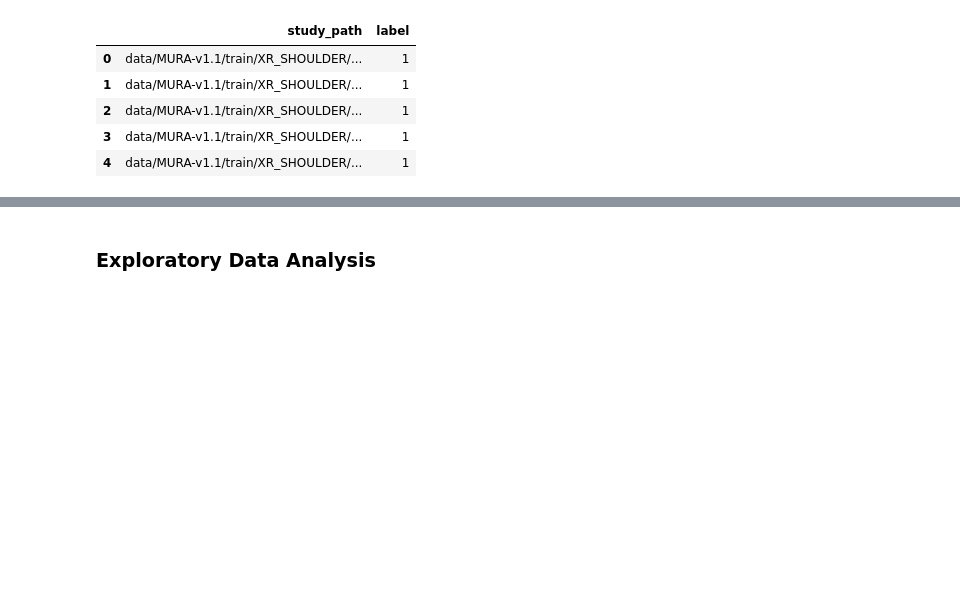
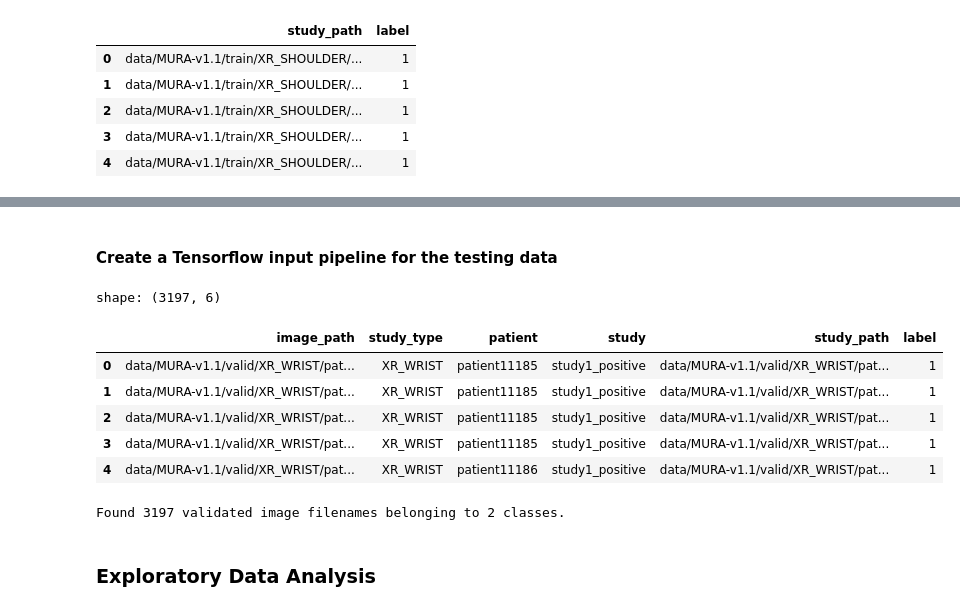
Before and after one commit to ilias-ant/x-ray-abnormality-detection, a Jupyter notebook: CNNs.ipynb, the cells around one changed output, grey strips where cells are left out. Cells and saved outputs as stored; diff of their text form; code cells hidden in the pictures; blank space fills up the shorter version.

Commit message:
[feat]: further progress in training a CNN on MURA

```diff
--- a/CNNs.ipynb
+++ b/CNNs.ipynb
@@ -225,0 +223,51 @@ Label:  b'1'
+# %% [markdown]
+#### Create a Tensorflow input pipeline for the testing data
+# %%
+test_image_paths = pd.read_csv(
+    os.path.join(DATASET_DIR, "valid_image_paths.csv"),
+    names=["image_path"],
+    header=None,
+    index_col=False,
+)
+# %%
+test_image_paths["image_path"] = test_image_paths["image_path"].map(
+    lambda x: os.path.join("data/", x)
+)
+test_image_paths["study_type"] = test_image_paths["image_path"].map(
+    lambda x: x.split("/")[3]
+)
+test_image_paths["patient"] = test_image_paths["image_path"].map(
+    lambda x: x.split("/")[4]
+)
+test_image_paths["study"] = test_image_paths["image_path"].map(
+    lambda x: x.split("/")[5]
+)
+test_image_paths["study_path"] = test_image_paths["image_path"].map(
+    lambda x: re.sub(r"image\d+.png", "", x)
+)
+# %%
+test_labeled_studies = pd.read_csv(
+    os.path.join(DATASET_DIR, "valid_labeled_studies.csv"),
+    names=["study_path", "label"],
+    header=None,
+    index_col=False,
+)
+# %%
+test_labeled_studies["study_path"] = test_labeled_studies["study_path"].map(
+    lambda x: os.path.join("data/", x)
+)
+test_labeled_studies["label"] = test_labeled_studies["label"].map(str)
+# %%
+ref_testset = pd.merge(
+    test_image_paths, test_labeled_studies, how="inner", on="study_path"
+)
+
+inspect_df(ref_testset)
+# %% [output]
+shape: (3197, 6)
+|  | image_path | study_type | patient | study | study_path | label |
+| 0 | data/MURA-v1.1/valid/XR_WRIST/pat... | XR_WRIST | patient11185 | study1_positive | data/MURA-v1.1/valid/XR_WRIST/pat... | 1 |
+| 1 | data/MURA-v1.1/valid/XR_WRIST/pat... | XR_WRIST | patient11185 | study1_positive | data/MURA-v1.1/valid/XR_WRIST/pat... | 1 |
+| 2 | data/MURA-v1.1/valid/XR_WRIST/pat... | XR_WRIST | patient11185 | study1_positive | data/MURA-v1.1/valid/XR_WRIST/pat... | 1 |
+| 3 | data/MURA-v1.1/valid/XR_WRIST/pat... | XR_WRIST | patient11185 | study1_positive | data/MURA-v1.1/valid/XR_WRIST/pat... | 1 |
+| 4 | data/MURA-v1.1/valid/XR_WRIST/pat... | XR_WRIST | patient11186 | study1_positive | data/MURA-v1.1/valid/XR_WRIST/pat... | 1 |
@@ -226,3 +285,16 @@ Label:  b'1'
+# %%
+testset = testing.flow_from_dataframe(
+    dataframe=ref_testset,
+    x_col="image_path",
+    y_col="label",
+    target_size=(128, 128),
+    class_mode="binary",
+    batch_size=32,
+    seed=SEED,
+    save_to_dir="data/augmented",
+)
+# %% [output]
+Found 3197 validated image filenames belonging to 2 classes.
 # %% [markdown]
 ### Exploratory Data Analysis
 # %% [markdown]
```
Also changed, not shown: parts of 64 cells of this notebook, 4 other files.
